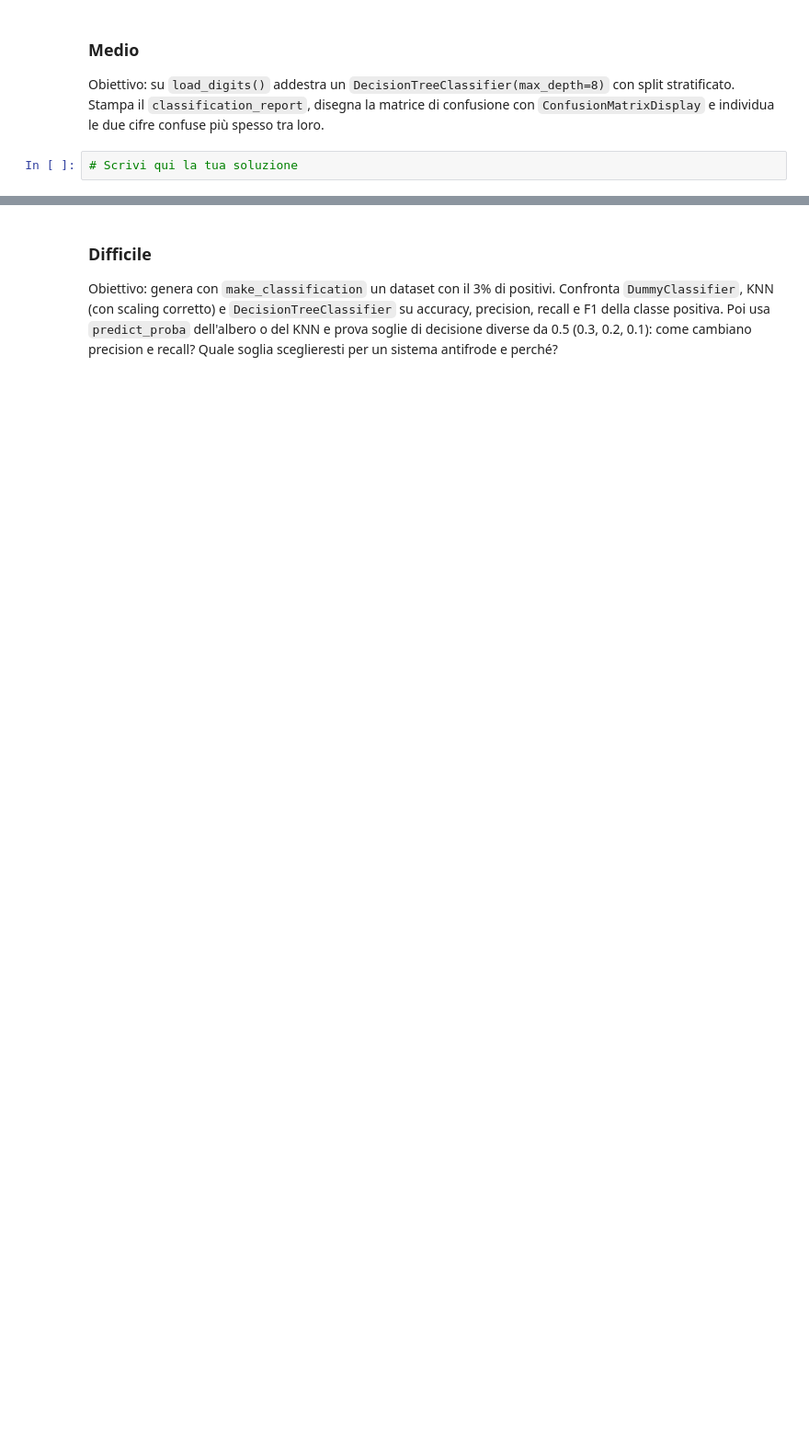
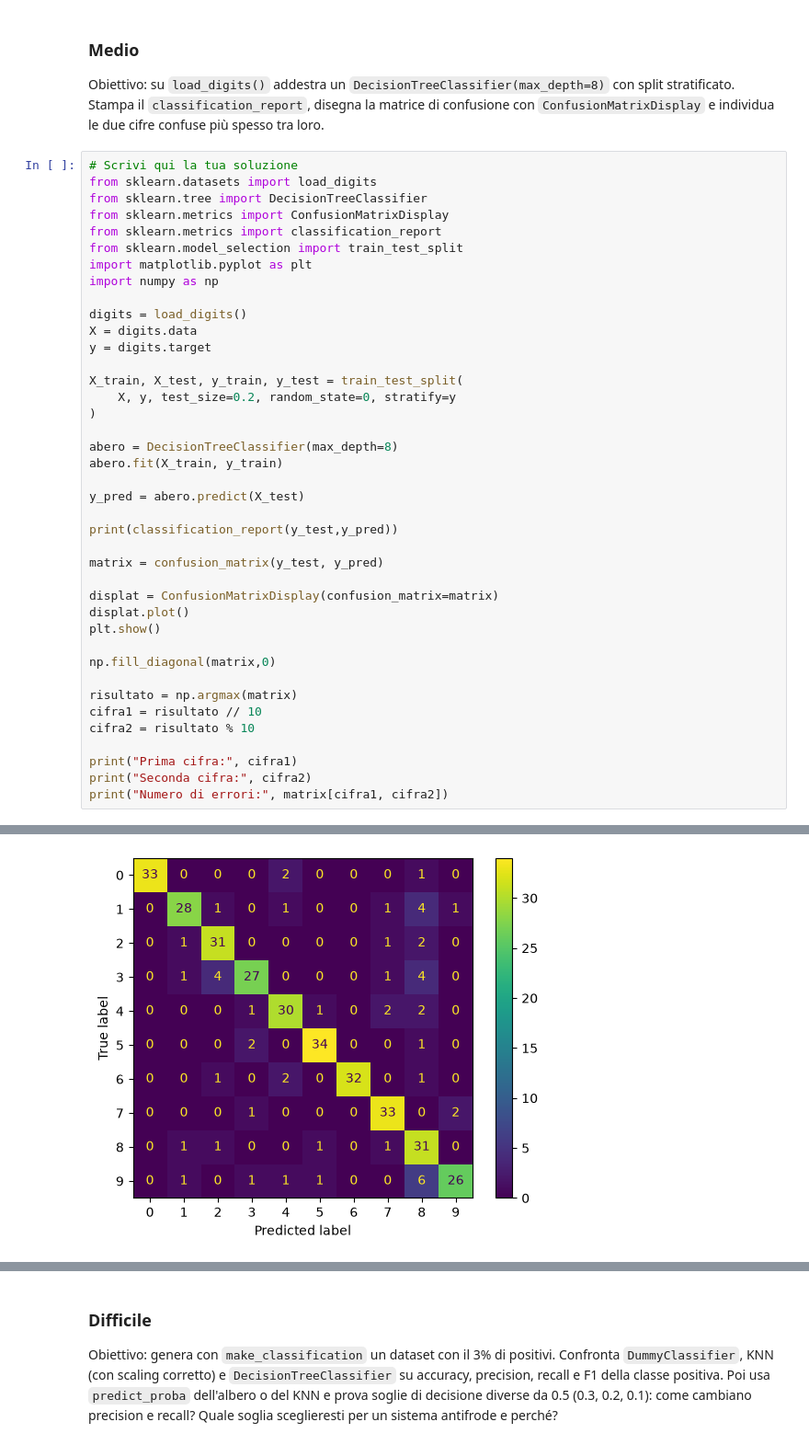
Before and after one commit to Valoryc/Machine_Learning_, a Jupyter notebook: corso_Python_16/Lunedi_26_10_26/Mattina/giorno-2-preprocessing-metriche.ipynb, the cells around one changed output, grey strips where cells are left out. Shown at 92% size. Drawn from its saved outputs; the diff is of its cells as text; blank space fills up the shorter version.

```diff
--- a/corso_Python_16/Lunedi_26_10_26/Mattina/giorno-2-preprocessing-metriche.ipynb
+++ b/corso_Python_16/Lunedi_26_10_26/Mattina/giorno-2-preprocessing-metriche.ipynb
@@ -1095,5 +1138,44 @@ Obiettivo: un modello di controllo qualità ha analizzato 200 pezzi: 15 difettos
 # %% [markdown]
 ### Medio
 Obiettivo: su `load_digits()` addestra un `DecisionTreeClassifier(max_depth=8)` con split stratificato. Stampa il `classification_report`, disegna la matrice di confusione con `ConfusionMatrixDisplay` e individua le due cifre confuse più spesso tra loro.
-# %%
-# Scrivi qui la tua soluzione
+# %%
+# Scrivi qui la tua soluzione
+from sklearn.datasets import load_digits
+from sklearn.tree import DecisionTreeClassifier
+from sklearn.metrics import ConfusionMatrixDisplay
+from sklearn.metrics import classification_report
+from sklearn.model_selection import train_test_split
+import matplotlib.pyplot as plt
+import numpy as np
+
+digits = load_digits()
+X = digits.data
+y = digits.target
+
+X_train, X_test, y_train, y_test = train_test_split(
+    X, y, test_size=0.2, random_state=0, stratify=y
+)
+
+abero = DecisionTreeClassifier(max_depth=8)
+abero.fit(X_train, y_train)
+
+y_pred = abero.predict(X_test)
+
+print(classification_report(y_test,y_pred))
+
+matrix = confusion_matrix(y_test, y_pred)
+
+displat = ConfusionMatrixDisplay(confusion_matrix=matrix)
+displat.plot()
+plt.show()
+
+np.fill_diagonal(matrix,0)
+
+risultato = np.argmax(matrix)
+cifra1 = risultato // 10
+cifra2 = risultato % 10
+
+print("Prima cifra:", cifra1)
+print("Seconda cifra:", cifra2)
+print("Numero di errori:", matrix[cifra1, cifra2])
+# %% [output]
@@ -1099,0 +1198 @@ Obiettivo: su `load_digits()` addestra un `DecisionTreeClassifier(max_depth=8)`
+[figure, added]
```
Also changed, not shown: parts of 6 cells of this notebook, 3 other files.
